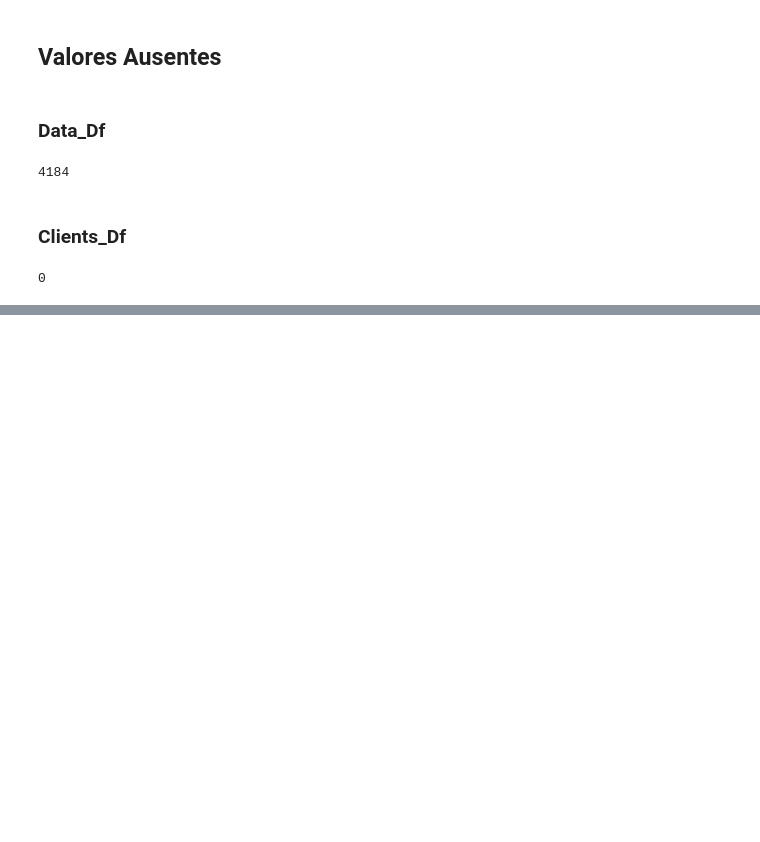
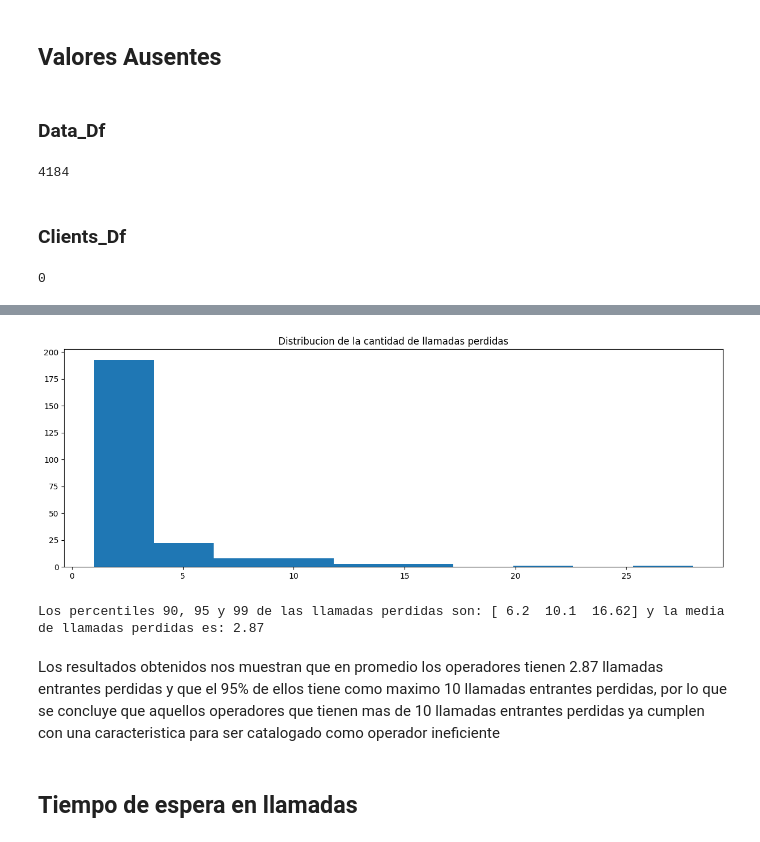
Before and after one commit to BCascante/Proyecto-Final-DA, a Jupyter notebook: Telecom Project/Telecom.ipynb, the cells around one changed output, grey strips where cells are left out. Saved outputs shown, nothing was run; the diff lists cells and outputs as text; code cells hidden in the pictures; blank space fills up the shorter version.

```diff
--- a/Telecom Project/Telecom.ipynb
+++ b/Telecom Project/Telecom.ipynb
@@ -192,0 +201,22 @@ clients.duplicated().sum()
+# %%
+# Filtrar el DF con los valores de aquellas llamadas entrantes que no se contestan
+missed_calls = telecom[(telecom['is_missed_call']==True) & (telecom['direction']=='in')]
+# Contar cuantas llamadas perdidas tiene cada operador
+m_calls = missed_calls.groupby('operator_id',as_index=False)['is_missed_call'].count().sort_values(by='is_missed_call', ascending=False)
+# %%
+# Ver distribucion de las llamadas entrantes perdidas
+plt.figure(figsize=(15,5))
+plt.hist(m_calls['is_missed_call'])
+plt.title('Distribucion de la cantidad de llamadas perdidas')
+plt.show()
+# %% [output]
+[figure, added]
+# %%
+# Ver los percentiles de las llamadas perdidas
+print(f'Los percentiles 90, 95 y 99 de las llamadas perdidas son: {percentiles(m_calls,'is_missed_call')} y la media de llamadas perdidas es: {round(m_calls['is_missed_call'].mean(),2)}')
+# %% [output]
+Los percentiles 90, 95 y 99 de las llamadas perdidas son: [ 6.2  10.1  16.62] y la media de llamadas perdidas es: 2.87
+# %% [markdown]
+Los resultados obtenidos nos muestran que en promedio los operadores tienen 2.87 llamadas entrantes perdidas y que el 95% de ellos tiene como maximo 10 llamadas entrantes perdidas, por lo que se concluye que aquellos operadores que tienen mas de 10 llamadas entrantes perdidas ya cumplen con una caracteristica para ser catalogado como operador ineficiente
+# %% [markdown]
+## Tiempo de espera en llamadas
```
Also changed, not shown: parts of 34 cells of this notebook, 1 other file.
